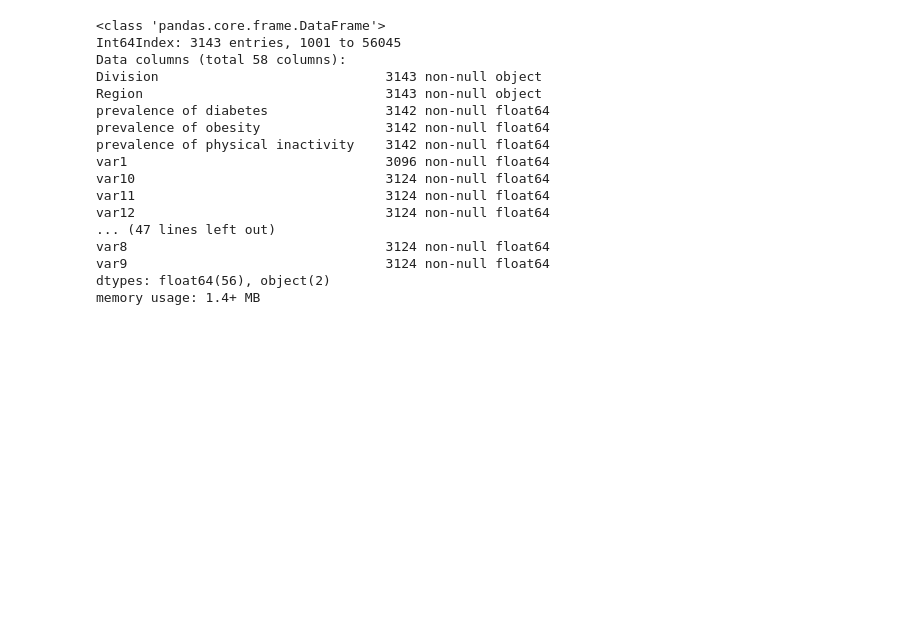
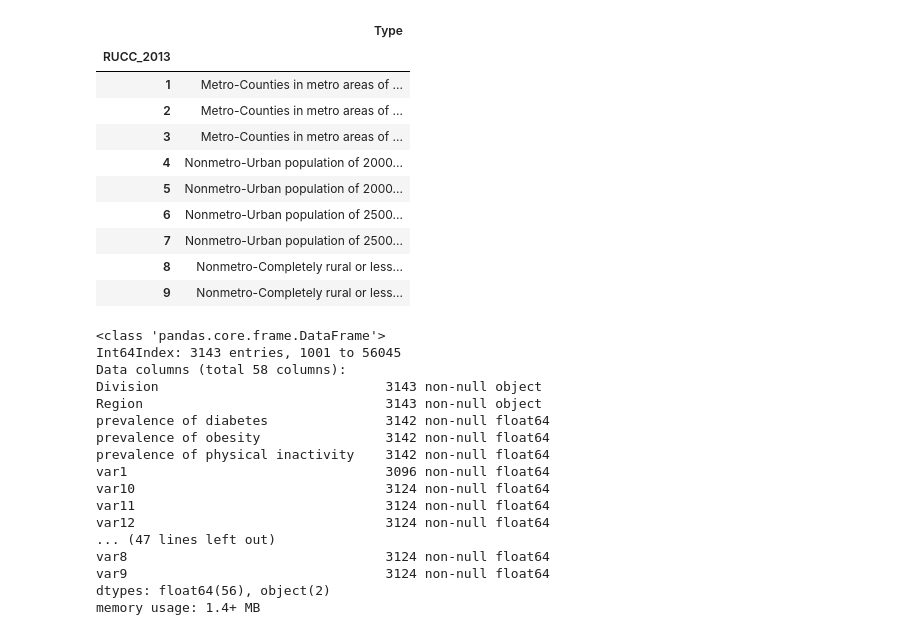
Before and after one commit to cathyxinxyz/Capstone_Project_1, a Jupyter notebook: Codes/regression.ipynb, the cells around one changed output. Cells and saved outputs as stored; diff of their text form; code cells hidden in the pictures; blank space fills up the shorter version.

```diff
--- a/Codes/regression.ipynb
+++ b/Codes/regression.ipynb
@@ -17,3 +15,17 @@ ParserError: Error tokenizing data. C error: Expected 2 fields in line 3, saw 3
+# %%
+RB_df
+# %% [output]
+|  | Type |
+| RUCC_2013 |  |
+| 1 | Metro-Counties in metro areas of ... |
+| 2 | Metro-Counties in metro areas of ... |
+| 3 | Metro-Counties in metro areas of ... |
+| 4 | Nonmetro-Urban population of 2000... |
+| 5 | Nonmetro-Urban population of 2000... |
+| 6 | Nonmetro-Urban population of 2500... |
+| 7 | Nonmetro-Urban population of 2500... |
+| 8 | Nonmetro-Completely rural or less... |
+| 9 | Nonmetro-Completely rural or less... |
 # %%
 from sklearn import preprocessing
 from pandas.api.types import is_string_dtype
```
Also changed, not shown: parts of 13 cells of this notebook, 4 other files.
